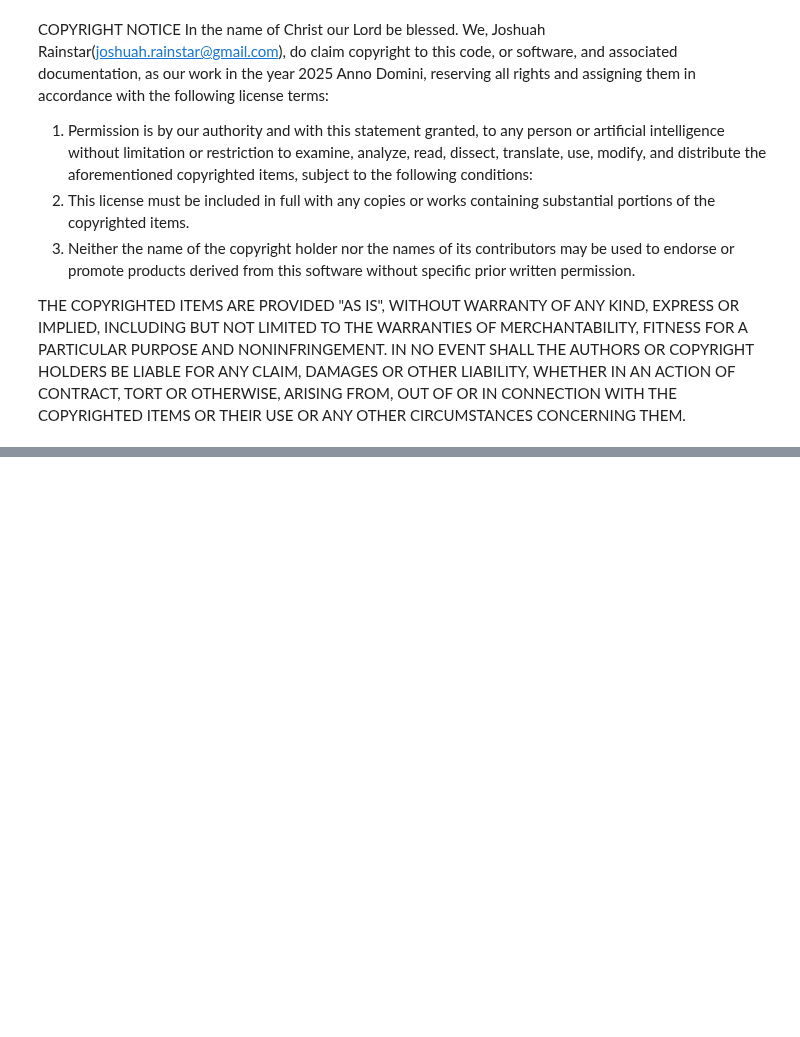
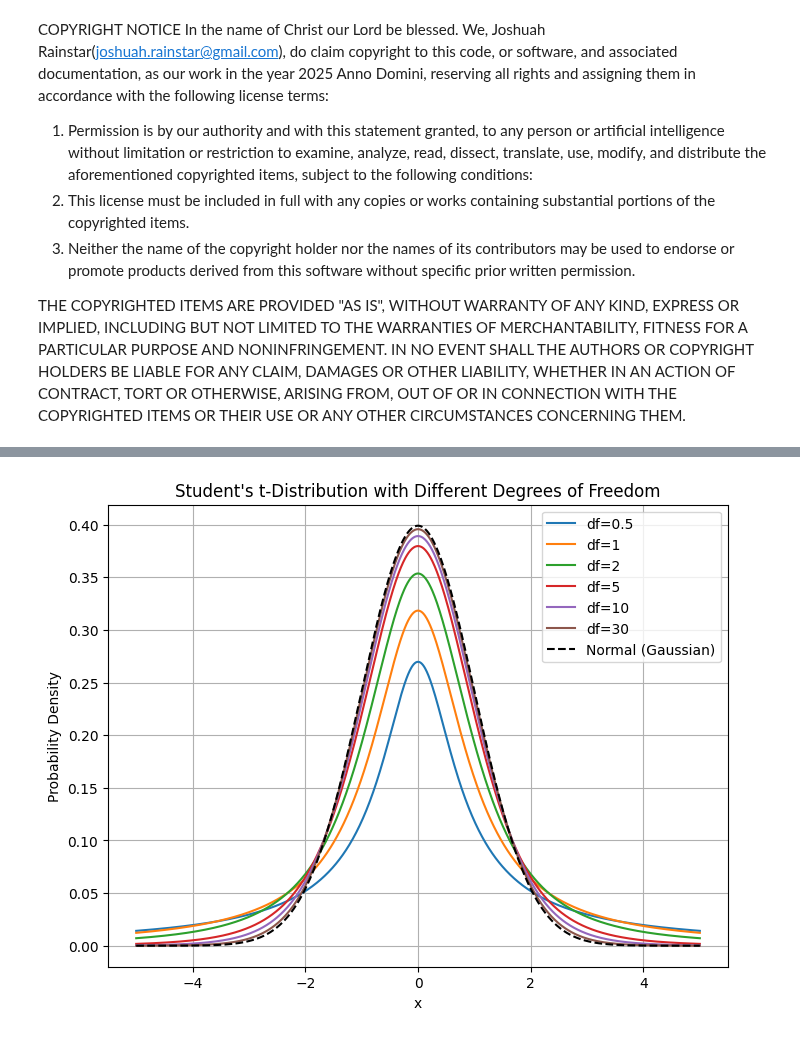
Before and after one commit to falseywinchnet/nano-research-gpt, a Jupyter notebook: TapeTransformer.ipynb, the cells around one changed output, grey strips where cells are left out. Saved outputs shown, nothing was run; the diff lists cells and outputs as text; code cells hidden in the pictures; blank space fills up the shorter version.

```diff
--- a/TapeTransformer.ipynb
+++ b/TapeTransformer.ipynb
@@ -165 +42,33 @@ dist = torch.sum(torch.abs(x_expanded - w_expanded), dim=-1)
+# %%
+import numpy as np
+import matplotlib.pyplot as plt
+import scipy.stats as stats
+
+# Define degrees of freedom to test
+dfs = [0.5, 1, 2, 5, 10, 30]  # Lower df = heavier tails
+
+# Define x-axis range
+x = np.linspace(-5, 5, 1000)
+
+# Generate and plot Student's t-distribution for each df
+plt.figure(figsize=(8, 6))
+for df in dfs:
+    pdf = stats.t.pdf(x, df)
+    plt.plot(x, pdf, label=f"df={df}")
+
+# Plot standard normal distribution for reference
+normal_pdf = stats.norm.pdf(x, 0, 1)
+plt.plot(x, normal_pdf, '--', label="Normal (Gaussian)", color='black')
+
+# Labels and legend
+plt.title("Student's t-Distribution with Different Degrees of Freedom")
+plt.xlabel("x")
+plt.ylabel("Probability Density")
+plt.legend()
+plt.grid()
+
+# Show plot
+plt.show()
+# %% [output]
+[figure, added]
 # %%
```
Also changed, not shown: parts of 8 cells of this notebook.
